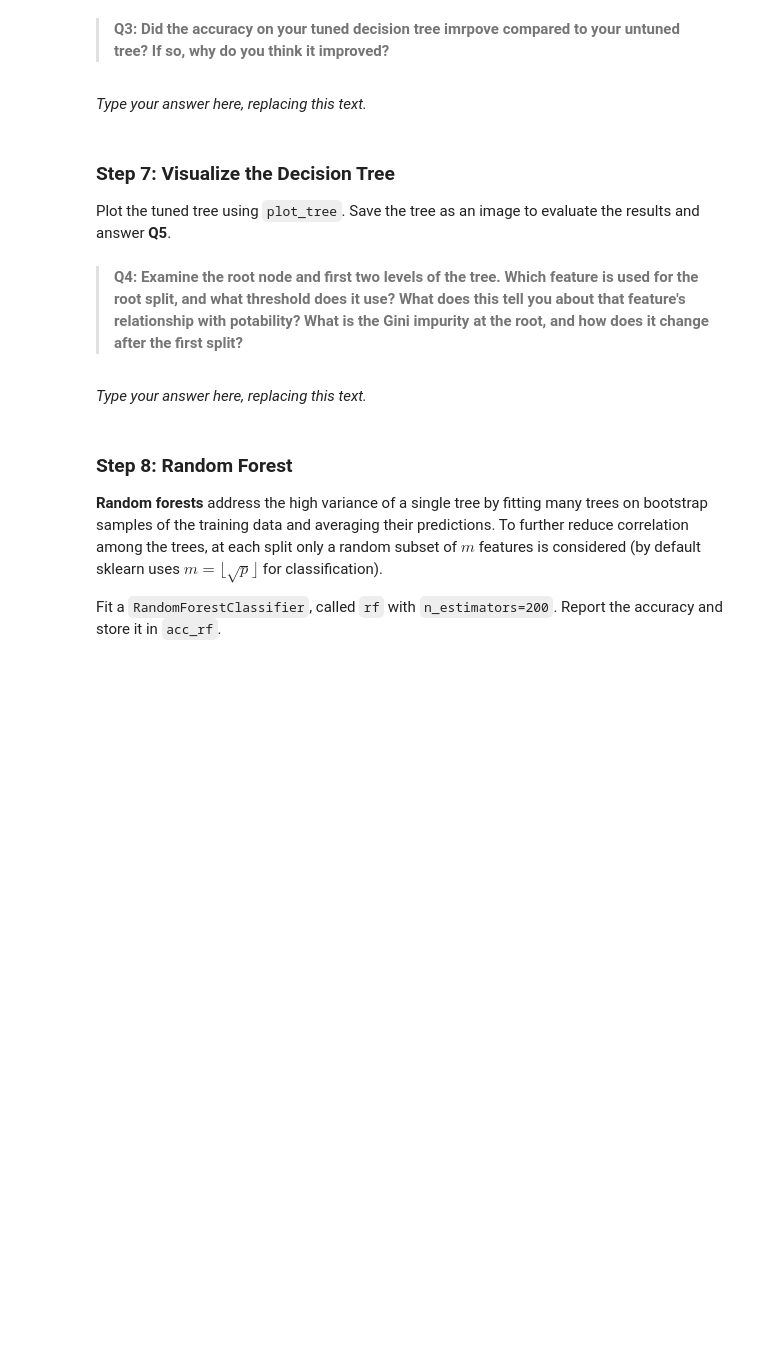
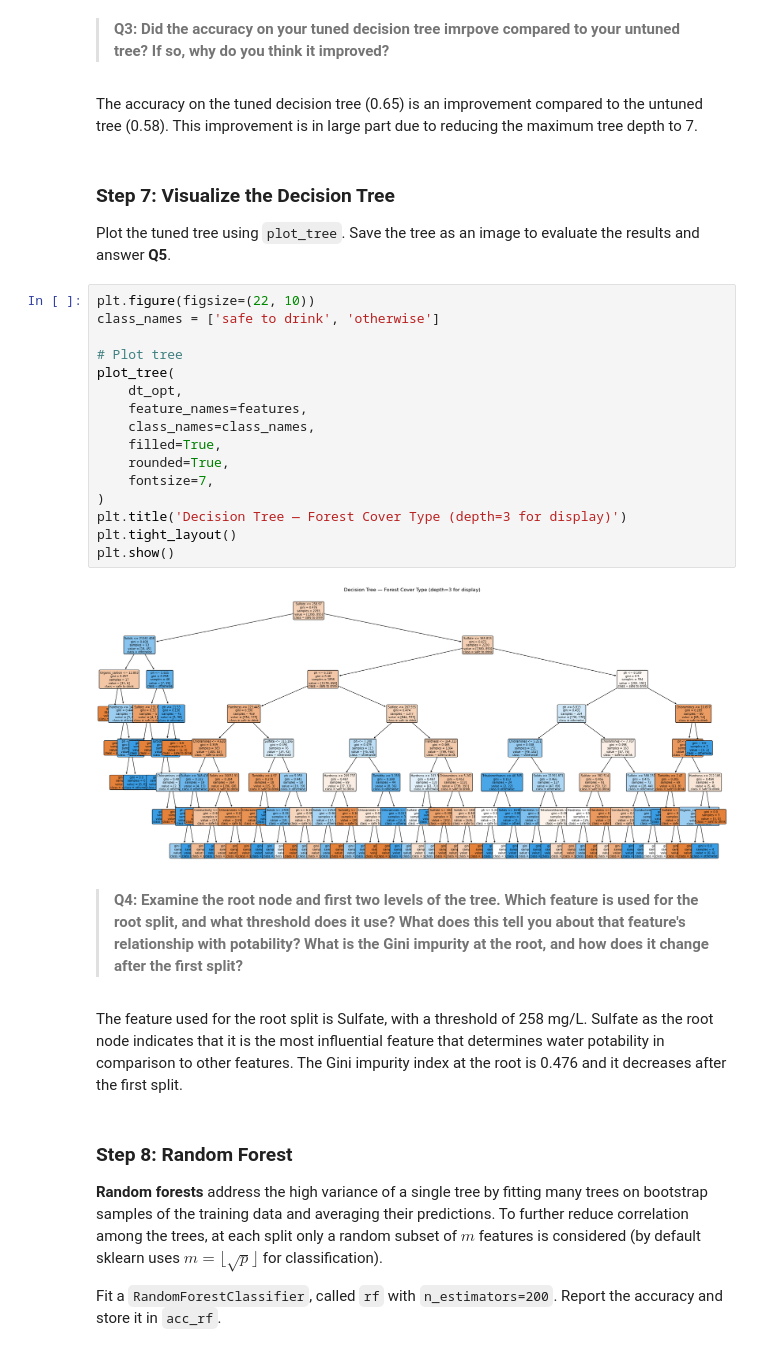
Before and after one commit to mmorenorolon/assignment-3, a Jupyter notebook: task2/hw3-task2.ipynb, the cells around one changed output. Drawn from its saved outputs; the diff is of its cells as text; blank space fills up the shorter version.

Commit message:
Save the resulting decision tree plot as an image

```diff
--- a/task2/hw3-task2.ipynb
+++ b/task2/hw3-task2.ipynb
@@ -237,7 +237,7 @@ q4 results: All test cases passed!
 
 >**Q3: Did the accuracy on your tuned decision tree imrpove compared to your untuned tree? If so, why do you think it improved?**
 # %% [markdown]
-_Type your answer here, replacing this text._
+The accuracy on the tuned decision tree (0.65) is an improvement compared to the untuned tree (0.58). This improvement is in large part due to reducing the maximum tree depth to 7.
 # %% [markdown]
 <!-- END QUESTION -->
 
@@ -246,10 +246,28 @@ _Type your answer here, replacing this text._
 ### Step 7: Visualize the Decision Tree
 
 Plot the tuned tree using `plot_tree`. Save the tree as an image to evaluate the results and answer **Q5**.
+# %%
+plt.figure(figsize=(22, 10))
+class_names = ['safe to drink', 'otherwise']
+
+# Plot tree
+plot_tree(
+    dt_opt,
+    feature_names=features,
+    class_names=class_names,
+    filled=True,
+    rounded=True,
+    fontsize=7,
+)
+plt.title('Decision Tree — Forest Cover Type (depth=3 for display)')
+plt.tight_layout()
+plt.show()
+# %% [output]
+[figure, added]
 # %% [markdown]
 > **Q4: Examine the root node and first two levels of the tree. Which feature is used for the root split, and what threshold does it use? What does this tell you about that feature's relationship with potability? What is the Gini impurity at the root, and how does it change after the first split?**
 # %% [markdown]
-_Type your answer here, replacing this text._
+The feature used for the root split is Sulfate, with a threshold of 258 mg/L. Sulfate as the root node indicates that it is the most influential feature that determines water potability in comparison to other features. The Gini impurity index at the root is 0.476 and it decreases after the first split.
 # %% [markdown]
 <!-- END QUESTION -->
 
```
